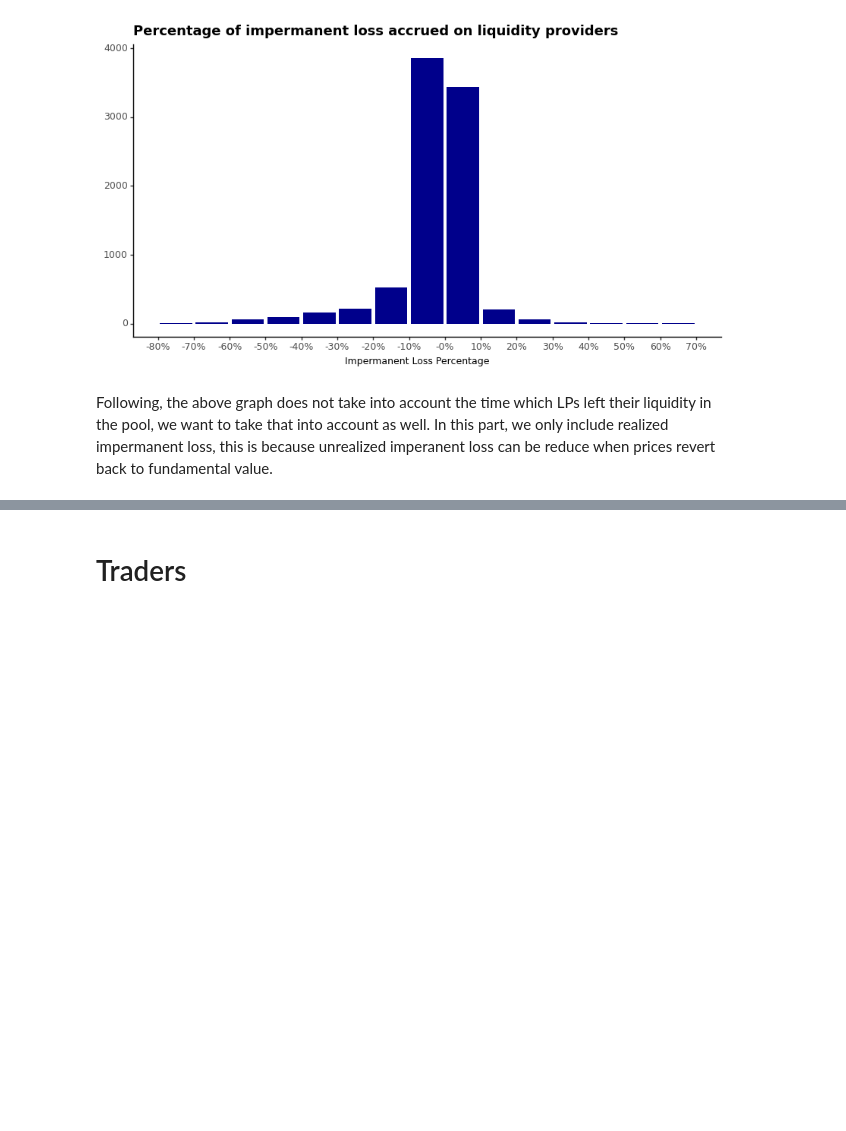
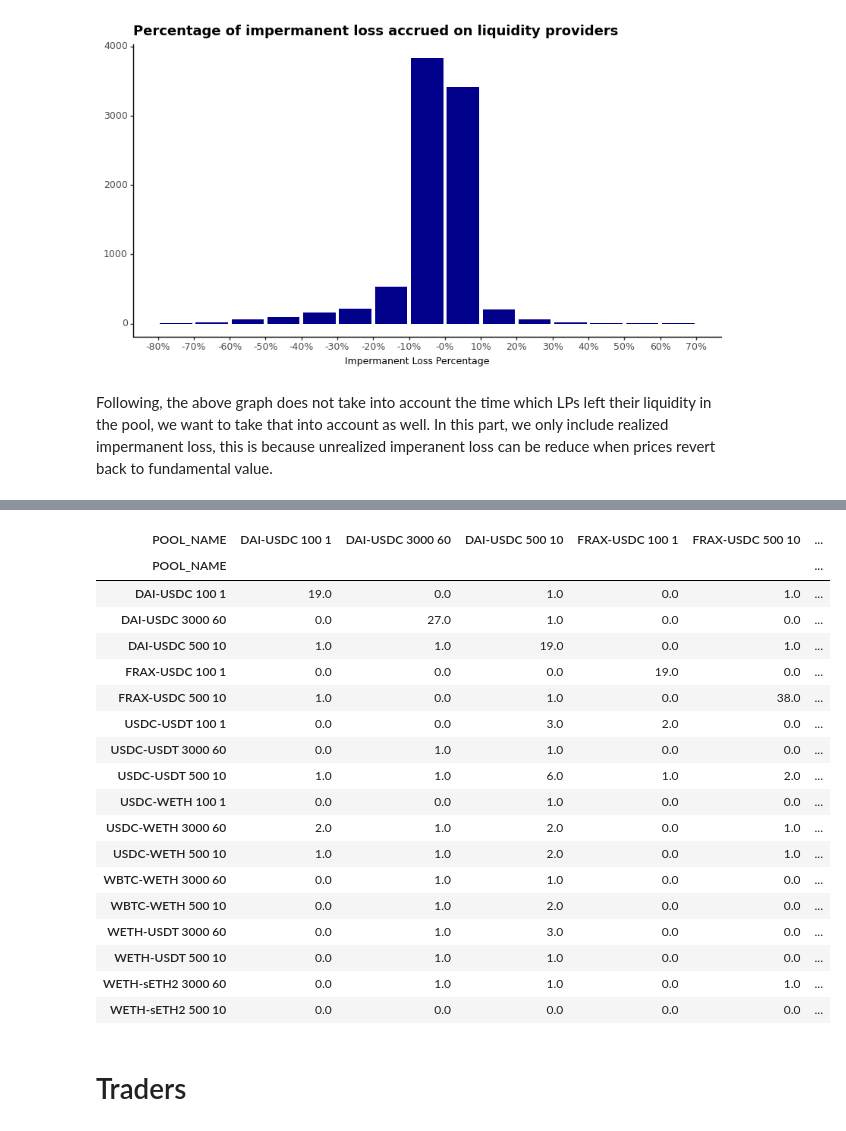
Before and after one commit to zhiconghu/Ethereum_DEX_Data, a Jupyter notebook: Data Descriptions.ipynb, the cells around one changed output, grey strips where cells are left out. Saved outputs shown, nothing was run; the diff lists cells and outputs as text; code cells hidden in the pictures; blank space fills up the shorter version.

```diff
--- a/Data Descriptions.ipynb
+++ b/Data Descriptions.ipynb
@@ -608,0 +748,22 @@ Following, the above graph does not take into account the time which LPs left th
+# %%
+top_LP_allocation = all_lp_action.copy()
+
+# Change to month
+top_LP_allocation['month'] = pd.to_datetime(top_LP_allocation['BLOCK_TIMESTAMP']).dt.to_period('M').dt.to_timestamp()
+top_LP_allocation = top_LP_allocation.groupby(['SENDER','POOL_NAME','month'])['USD_provided'].sum().reset_index()
+
+# Pivot into a dataframe with rows being month and columns being addresses
+top_LP_allocation = top_LP_allocation.pivot(index = 'month', columns = ['SENDER','POOL_NAME'], values = 'USD_provided')
+top_LP_allocation.fillna(0, inplace = True)
+top_LP_allocation = top_LP_allocation.apply(np.cumsum)
+
+# Get percentages in terms of the full pool
+top_LP_allocation = top_LP_allocation.div(top_LP_allocation.groupby(level = 1, axis = 1).sum(), level = 1)
+top_LP_allocation.fillna(0, inplace = True)
+top_LP_allocation.head()
+
+# Get top n LPs of every pool
+n = 10
+top_LP_allocation = top_LP_allocation.reset_index().melt(id_vars = 'month').groupby(['POOL_NAME','month']).apply(lambda x: x.nlargest(n, 'value')).reset_index(drop = True)
+top_LP_allocation = top_LP_allocation[top_LP_allocation['value'] != 0]
+top_LP_allocation = top_LP_allocation.groupby(['POOL_NAME','month']).agg({'value':np.sum, 'SENDER':list}).reset_index()
@@ -608,0 +774,4 @@ Following, the above graph does not take into account the time which LPs left th
+# %%
+diff_pools_top_LP = top_LP_allocation.groupby(['POOL_NAME']).agg({'value':np.mean, 'SENDER':np.sum}).reset_index()
+diff_pools_top_LP['no_SENDER'] = diff_pools_top_LP['SENDER'].apply(lambda x: len(set(x)))
+diff_pools_top_LP
@@ -609,3 +797,32 @@ Following, the above graph does not take into account the time which LPs left th
+# %%
+matrix = np.zeros((len(diff_pools_top_LP),len(diff_pools_top_LP)))
+
+for i in range(len(diff_pools_top_LP)):
+    for j in range(len(diff_pools_top_LP)):
+        matrix[i,j] = len(set(diff_pools_top_LP.loc[i,'SENDER']).intersection(set(diff_pools_top_LP.loc[j,'SENDER'])))
+
+matrix = pd.DataFrame(matrix, columns = diff_pools_top_LP['POOL_NAME'], index = diff_pools_top_LP['POOL_NAME'])
+matrix
+# %% [output]
+| POOL_NAME | DAI-USDC 100 1 | DAI-USDC 3000 60 | DAI-USDC 500 10 | FRAX-USDC 100 1 | FRAX-USDC 500 10 | ... |
+| POOL_NAME |  |  |  |  |  | ... |
+| DAI-USDC 100 1 | 19.0 | 0.0 | 1.0 | 0.0 | 1.0 | ... |
+| DAI-USDC 3000 60 | 0.0 | 27.0 | 1.0 | 0.0 | 0.0 | ... |
+| DAI-USDC 500 10 | 1.0 | 1.0 | 19.0 | 0.0 | 1.0 | ... |
+| FRAX-USDC 100 1 | 0.0 | 0.0 | 0.0 | 19.0 | 0.0 | ... |
+| FRAX-USDC 500 10 | 1.0 | 0.0 | 1.0 | 0.0 | 38.0 | ... |
+| USDC-USDT 100 1 | 0.0 | 0.0 | 3.0 | 2.0 | 0.0 | ... |
+| USDC-USDT 3000 60 | 0.0 | 1.0 | 1.0 | 0.0 | 0.0 | ... |
+| USDC-USDT 500 10 | 1.0 | 1.0 | 6.0 | 1.0 | 2.0 | ... |
+| USDC-WETH 100 1 | 0.0 | 0.0 | 1.0 | 0.0 | 0.0 | ... |
+| USDC-WETH 3000 60 | 2.0 | 1.0 | 2.0 | 0.0 | 1.0 | ... |
+| USDC-WETH 500 10 | 1.0 | 1.0 | 2.0 | 0.0 | 1.0 | ... |
+| WBTC-WETH 3000 60 | 0.0 | 1.0 | 1.0 | 0.0 | 0.0 | ... |
+| WBTC-WETH 500 10 | 0.0 | 1.0 | 2.0 | 0.0 | 0.0 | ... |
+| WETH-USDT 3000 60 | 0.0 | 1.0 | 3.0 | 0.0 | 0.0 | ... |
+| WETH-USDT 500 10 | 0.0 | 1.0 | 1.0 | 0.0 | 0.0 | ... |
+| WETH-sETH2 3000 60 | 0.0 | 1.0 | 1.0 | 0.0 | 1.0 | ... |
+| WETH-sETH2 500 10 | 0.0 | 0.0 | 0.0 | 0.0 | 0.0 | ... |
 # %% [markdown]
 # Traders
 # %%
```
Also changed, not shown: parts of 20 cells of this notebook, 2 other files.
